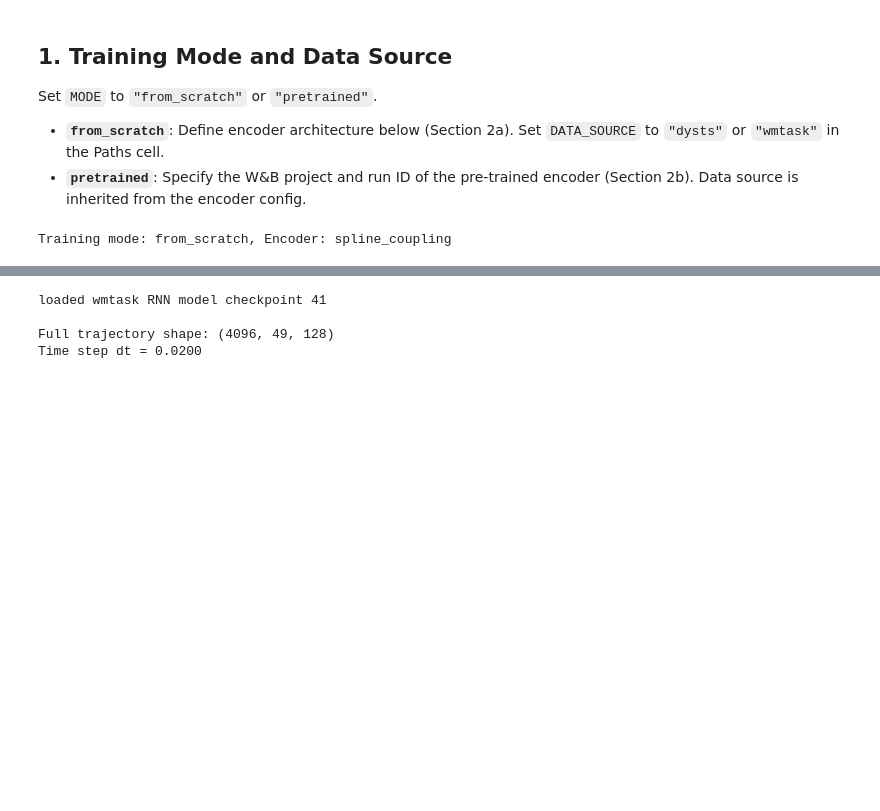
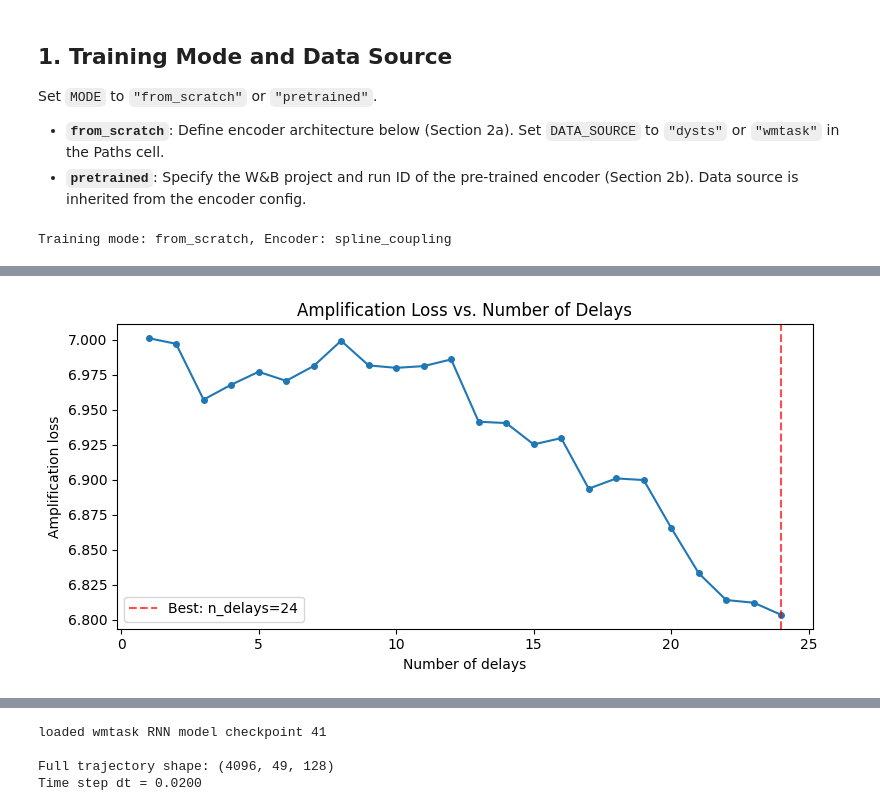
Before and after one commit to adamjeisen/JacobianODE, a Jupyter notebook: _jupyter/Hyperparameter Sweep (Latent JacobianODE).ipynb, the cells around one changed output, grey strips where cells are left out. Drawn from its saved outputs; the diff is of its cells as text; code cells hidden in the pictures; blank space fills up the shorter version.

```diff
--- a/_jupyter/Hyperparameter Sweep (Latent JacobianODE).ipynb
+++ b/_jupyter/Hyperparameter Sweep (Latent JacobianODE).ipynb
@@ -181,0 +198,18 @@ DATA_SOURCE: wmtask
+# %%
+result_raw = postprocess_data(cfg_raw, sol["values"])
+values = result_raw.values
+
+train_dl, val_dl, test_dl, trajs = create_dataloaders(cfg_raw, values, verbose=True, return_full_obs=True)
+
+# Resolve OBSERVED_INDICES globally (replaces "random" with the concrete list)
+OBSERVED_INDICES = cfg_raw.data.train_test_params.delay_embedding_params.observed_indices
+if OBSERVED_INDICES != "all":
+    OBSERVED_INDICES = list(OBSERVED_INDICES)
+print(f"\nResolved OBSERVED_INDICES: {OBSERVED_INDICES}")
+
+# x_obs: observed signal (with partial obs applied, no delay embedding)
+# Shape: (n_train_trajs, T, n_observed_dims)
+x_obs = trajs['train_trajs'].sequence
+n_obs_dims = x_obs.shape[-1]
+print(f"Training data for delay analysis: {x_obs.shape}")
+print(f"  n_observed_dims = {n_obs_dims}, T = {x_obs.shape[1]}")
@@ -181,0 +283,27 @@ DATA_SOURCE: wmtask
+# %%
+# ----------------------------------------------------------------
+# Plot amplification loss vs number of delays
+# ----------------------------------------------------------------
+n_delays_arr = np.array(list(amplification_losses.keys()))
+amp_loss_arr = np.array(list(amplification_losses.values()))
+
+fig, ax = plt.subplots(figsize=(8, 4))
+ax.plot(n_delays_arr, amp_loss_arr, 'o-', markersize=4)
+ax.set_xlabel("Number of delays")
+ax.set_ylabel("Amplification loss")
+# ax.set_yscale("log")
+ax.set_title("Amplification Loss vs. Number of Delays")
+
+# Auto-select: argmin
+best_idx = np.argmin(amp_loss_arr)
+N_DELAYS = int(n_delays_arr[best_idx])
+
+ax.axvline(N_DELAYS, color='red', linestyle='--', alpha=0.7, label=f'Best: n_delays={N_DELAYS}')
+ax.legend()
+plt.tight_layout()
+plt.show()
+
+print(f"\nAuto-selected N_DELAYS = {N_DELAYS} (amp loss = {amp_loss_arr[best_idx]:.5g})")
+print("Override N_DELAYS in the next cell if desired.")
+# %% [output]
+[figure, added]
```
Also changed, not shown: parts of 31 cells of this notebook, 7 other files.
